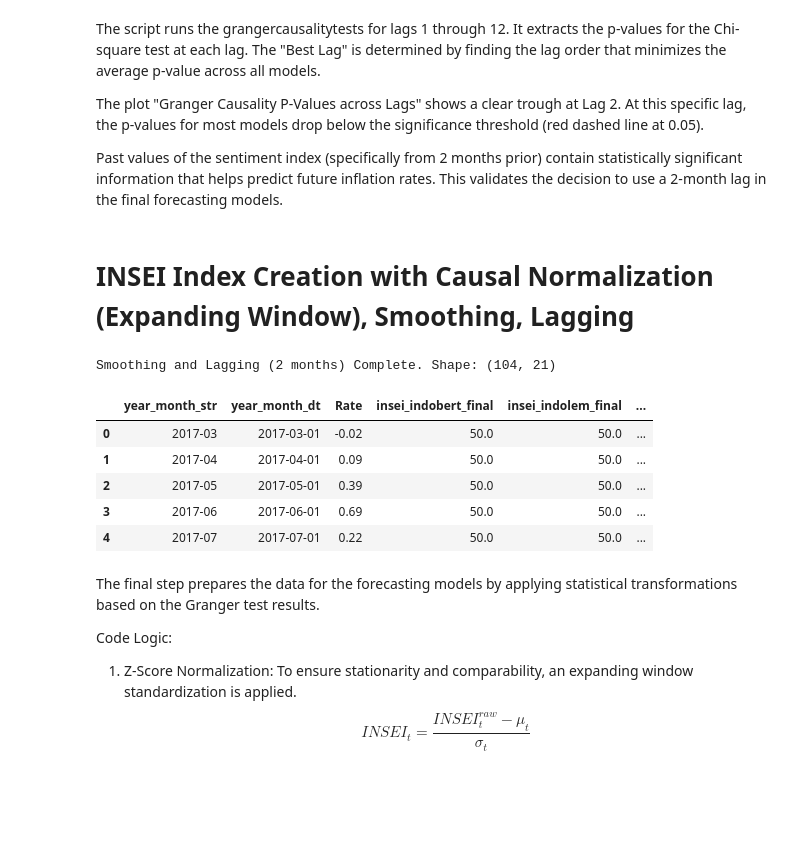
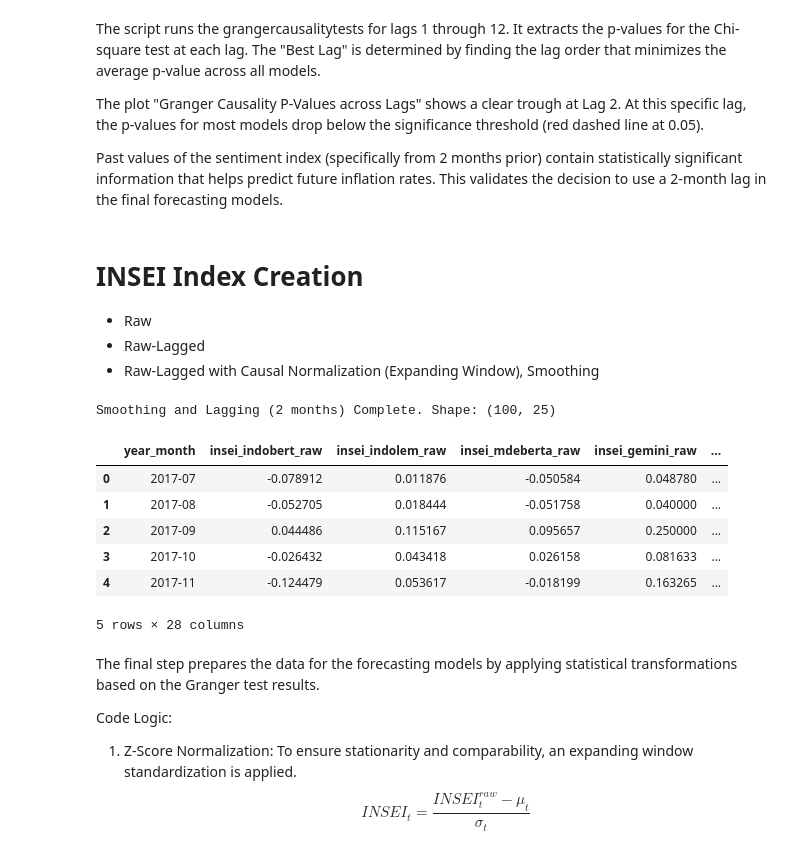
Before and after one commit to arieltarliman/AN-INDONESIAN-NEWS-SENTIMENT-INDEX-FOR-PREDICT-CPI-RM-, a Jupyter notebook: 5_Code_INSEI_Forecasting/8_INSEI Creation Final.ipynb, the cells around one changed output. Saved outputs shown, nothing was run; the diff lists cells and outputs as text; code cells hidden in the pictures; blank space fills up the shorter version.

```diff
--- a/5_Code_INSEI_Forecasting/8_INSEI Creation Final.ipynb
+++ b/5_Code_INSEI_Forecasting/8_INSEI Creation Final.ipynb
@@ -328,12 +328,19 @@ The plot "Granger Causality P-Values across Lags" shows a clear trough at Lag 2.
 
 Past values of the sentiment index (specifically from 2 months prior) contain statistically significant information that helps predict future inflation rates. This validates the decision to use a 2-month lag in the final forecasting models.
 # %% [markdown]
-# INSEI Index Creation with Causal Normalization (Expanding Window), Smoothing, Lagging
+# INSEI Index Creation
+
+- Raw
+- Raw-Lagged
+- Raw-Lagged with Causal Normalization (Expanding Window), Smoothing
 # %%
 LAG_MONTHS = best_lag_value # Based on Granger Causality results
 
 for model in models:
     col_raw = f"insei_{model}_raw"
+
+    # News(t) becomes Feature(t+2)
+    insei_df[f"insei_{model}_lagged_raw"] = insei_df[f"insei_{model}_raw"].shift(LAG_MONTHS)
 
     # Expanding window normalization (Z-Score)
     # Min periods = 6 ensures we have enough data before calculating stats
@@ -351,7 +358,7 @@ for model in models:
     insei_df[f"insei_{model}_smooth"] = insei_df[f"insei_{model}_norm"].rolling(window=3).mean().fillna(0)
 
     # LAGGING: Shift data FORWARD by 2 months
-    # News(t) becomes Feature(t+2)
+    # News(t) becomes Feature(t+2) after process
     insei_df[f"insei_{model}_lagged"] = insei_df[f"insei_{model}_smooth"].shift(LAG_MONTHS)
 
     # Scale to Index (50 = Neutral) for readability/plotting
@@ -361,7 +368,7 @@ for model in models:
 insei_df = insei_df.dropna().reset_index(drop=True)
 print(f"Smoothing and Lagging (2 months) Complete. Shape: {insei_df.shape}")
 # %% [output]
-Smoothing and Lagging (2 months) Complete. Shape: (104, 21)
+Smoothing and Lagging (2 months) Complete. Shape: (100, 25)
 # %%
 # Merge on year_month
 final_df = pd.merge(insei_df, cpi_clean, on="year_month", how="inner")
@@ -382,12 +382,13 @@ final_dataset.to_csv("insei_all_model_cpi_aligned_lag2.csv", index=False)
 # %%
-final_dataset.head()
+final_df.head()
 # %% [output]
-|  | year_month_str | year_month_dt | Rate | insei_indobert_final | insei_indolem_final | ... |
-| 0 | 2017-03 | 2017-03-01 | -0.02 | 50.0 | 50.0 | ... |
-| 1 | 2017-04 | 2017-04-01 | 0.09 | 50.0 | 50.0 | ... |
-| 2 | 2017-05 | 2017-05-01 | 0.39 | 50.0 | 50.0 | ... |
-| 3 | 2017-06 | 2017-06-01 | 0.69 | 50.0 | 50.0 | ... |
-| 4 | 2017-07 | 2017-07-01 | 0.22 | 50.0 | 50.0 | ... |
+|  | year_month | insei_indobert_raw | insei_indolem_raw | insei_mdeberta_raw | insei_gemini_raw | ... |
+| 0 | 2017-07 | -0.078912 | 0.011876 | -0.050584 | 0.048780 | ... |
+| 1 | 2017-08 | -0.052705 | 0.018444 | -0.051758 | 0.040000 | ... |
+| 2 | 2017-09 | 0.044486 | 0.115167 | 0.095657 | 0.250000 | ... |
+| 3 | 2017-10 | -0.026432 | 0.043418 | 0.026158 | 0.081633 | ... |
+| 4 | 2017-11 | -0.124479 | 0.053617 | -0.018199 | 0.163265 | ... |
+5 rows × 28 columns
 # %% [markdown]
 The final step prepares the data for the forecasting models by applying statistical transformations based on the Granger test results.
 
```
Also changed, not shown: parts of 41 cells of this notebook, 13 other files.
